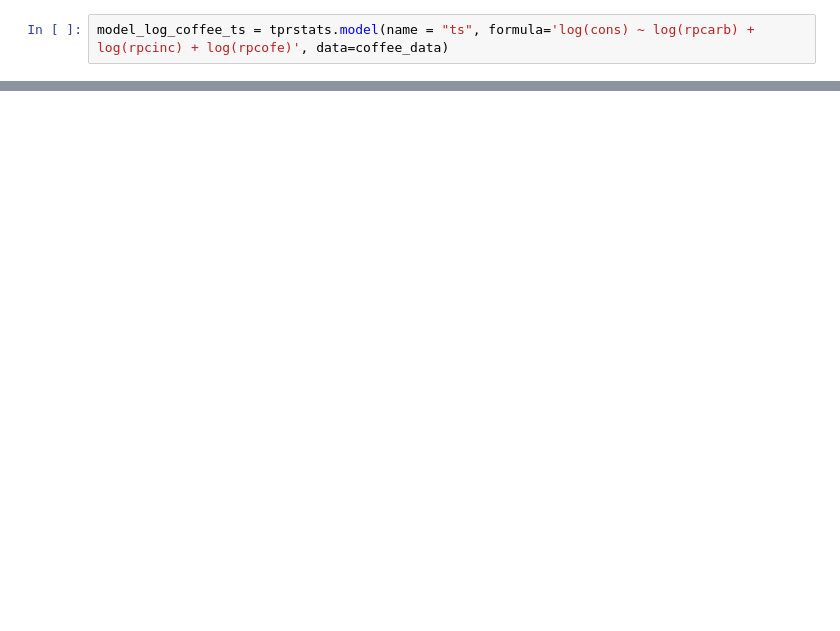
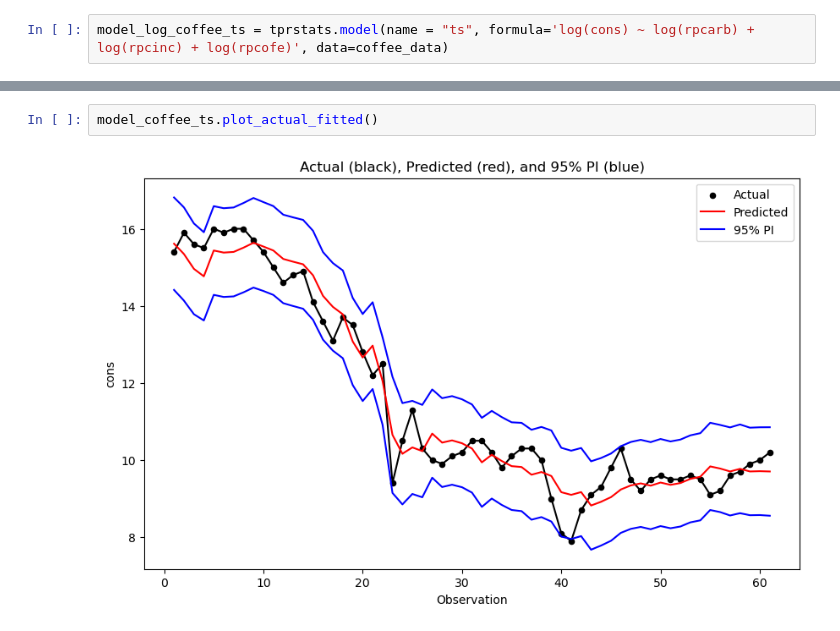
Before and after one commit to dnepple/tprstats-python, a Jupyter notebook: notebooks/plot_actual_fitted.ipynb, the cells around one changed output, grey strips where cells are left out. Cells and saved outputs as stored; diff of their text form; blank space fills up the shorter version.

Commit message:
feat(plot_actual_fitted) (#13)
* feat(plot_actual_fitted)
* docs(plot_actual_fitted)

```diff
--- a/notebooks/plot_actual_fitted.ipynb
+++ b/notebooks/plot_actual_fitted.ipynb
@@ -88,0 +91,4 @@ plot_log_actual_predicted_PI(model_log_coffee_ts,coffee_data,"cons")
+# %%
+model_coffee_ts.plot_actual_fitted()
+# %% [output]
+[figure, added]
```
Also changed, not shown: parts of 3 cells of this notebook, 2 other files.
